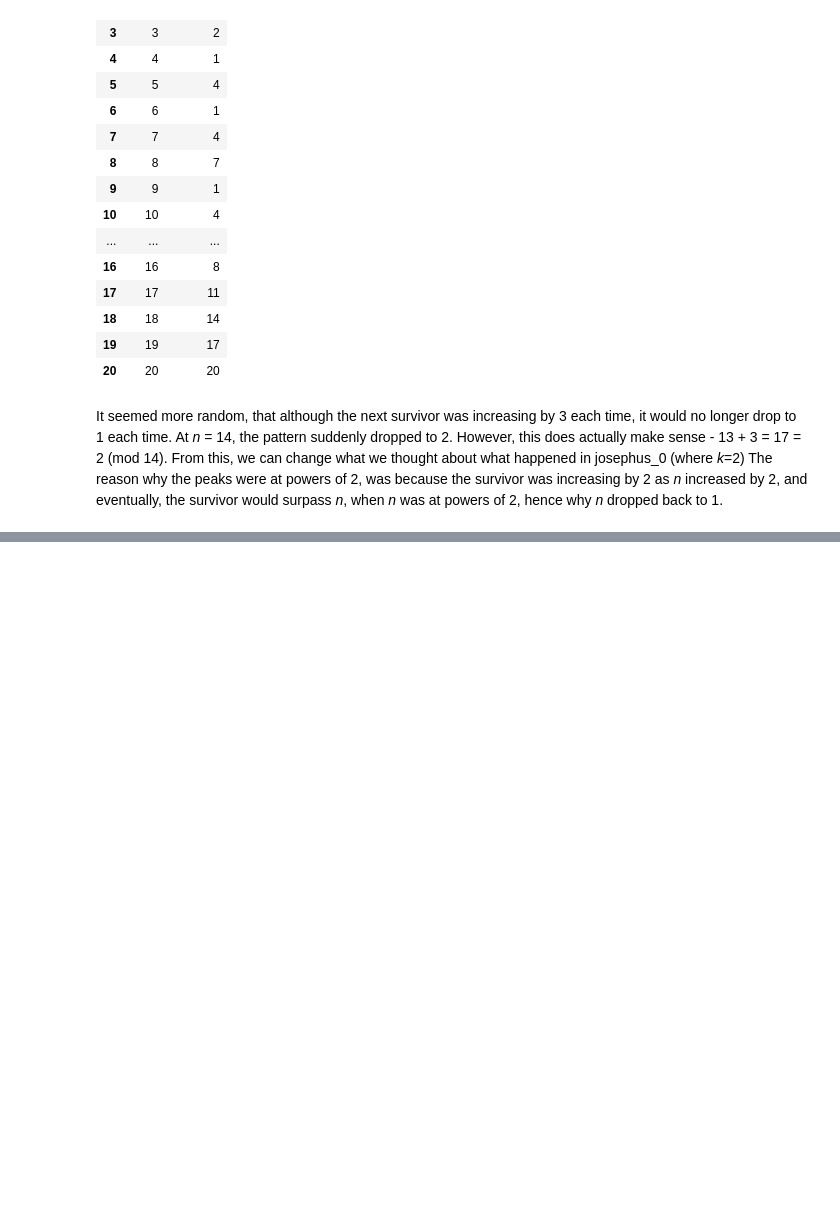
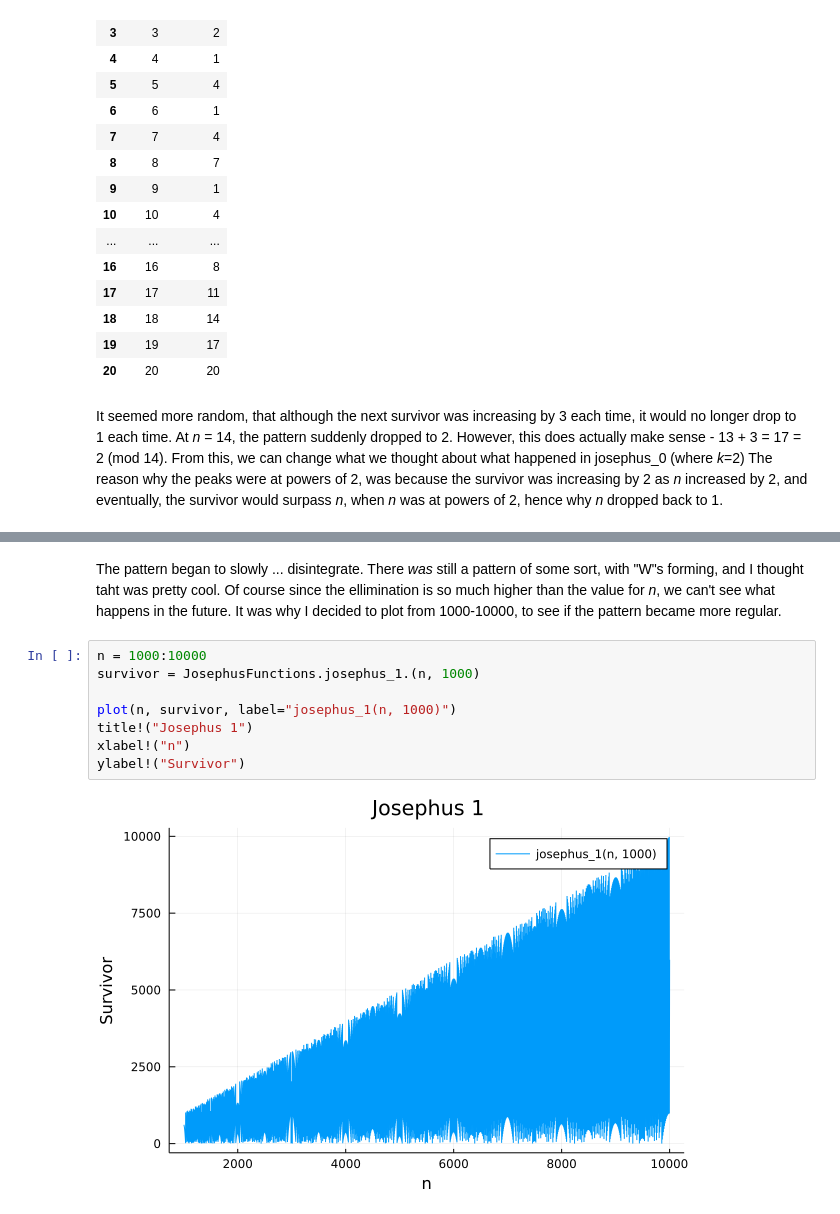
Before and after one commit to TheKonamiKoder/josephus-problem, a Jupyter notebook: src/josephus-problem.ipynb, the cells around one changed output, grey strips where cells are left out. Drawn from its saved outputs; the diff is of its cells as text; blank space fills up the shorter version.

```diff
--- a/src/josephus-problem.ipynb
+++ b/src/josephus-problem.ipynb
@@ -87,0 +100,12 @@ It seemed more random, that although the next survivor was increasing by 3 each
+# %% [markdown]
+The pattern began to slowly ... disintegrate. There *was* still a pattern of some sort, with "W"s forming, and I thought taht was pretty cool. Of course since the ellimination is so much higher than the value for *n*, we can't see what happens in the future. It was why I decided to plot from 1000-10000, to see if the pattern became more regular.
+# %%
+n = 1000:10000
+survivor = JosephusFunctions.josephus_1.(n, 1000)
+
+plot(n, survivor, label="josephus_1(n, 1000)")
+title!("Josephus 1")
+xlabel!("n")
+ylabel!("Survivor")
+# %% [output]
+[figure, added]
```
Also changed, not shown: parts of 18 cells of this notebook.
